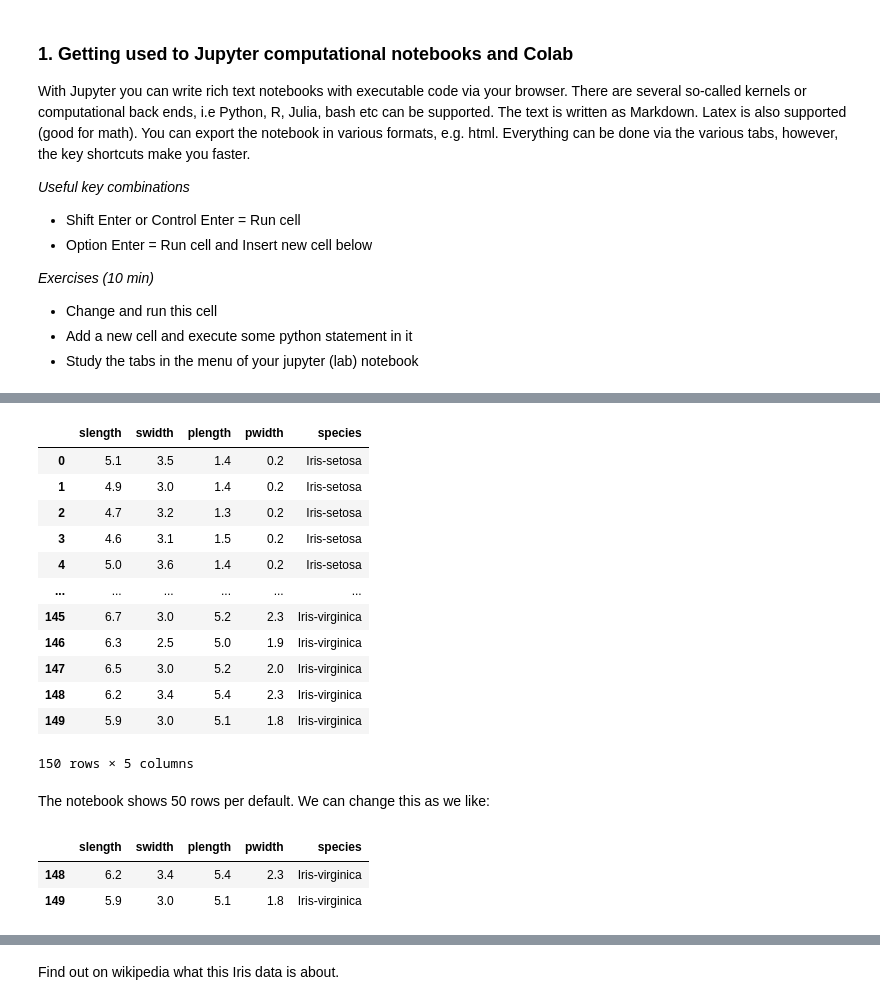
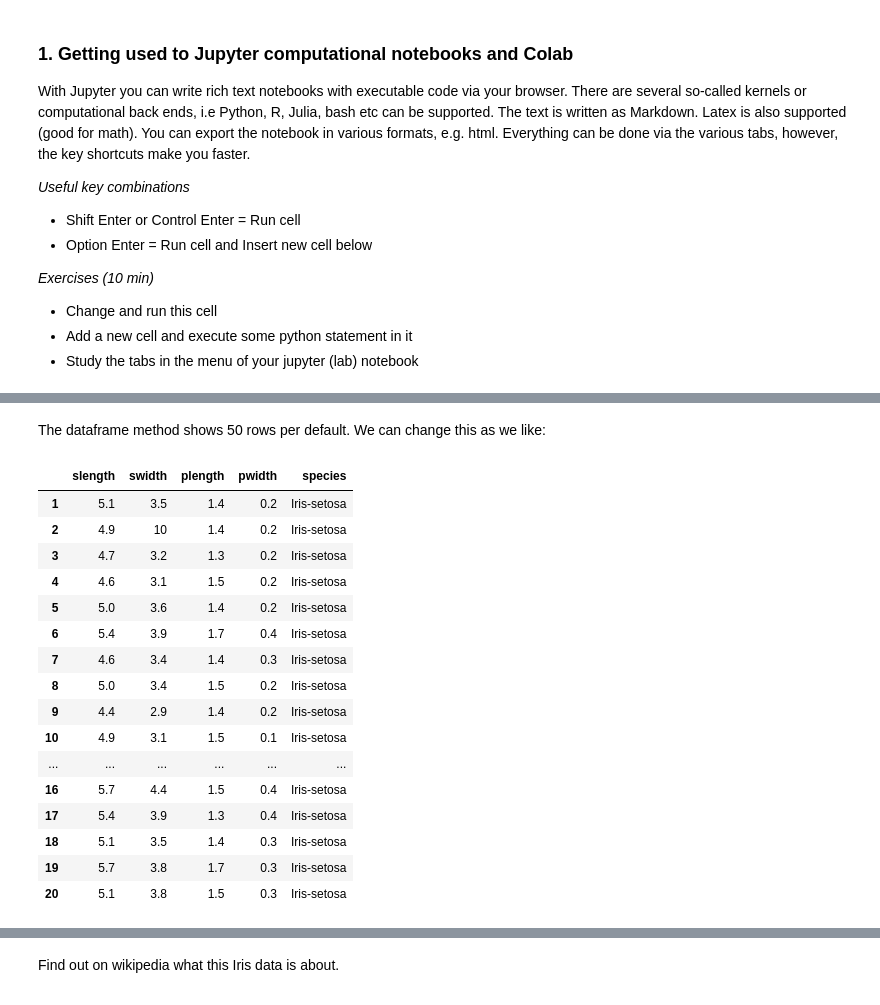
Before and after one commit to sigvehaug/CAS-Applied-Data-Science, a Jupyter notebook: Module-1/M1-D1-DM.ipynb, the cells around one changed output, grey strips where cells are left out. Saved outputs shown, nothing was run; the diff lists cells and outputs as text; code cells hidden in the pictures.

```diff
--- a/Module-1/M1-D1-DM.ipynb
+++ b/Module-1/M1-D1-DM.ipynb
@@ -89,22 +107,9 @@ import pandas
 # import the python module pandas with the abbreviation pd
 import pandas as pd
 # Read the data in the iris.csv file into a dataframe
-dataframe = pd.read_csv('iris.csv',dtype='str',names=['slength','swidth','plength','pwidth','species']) # data type is a string (str), i.e. not converted into numbers
+# If you work on colab, you need the data file on colab of course
+dataframe = pd.read_csv('Iris.csv',dtype='str',header=0,names=['slength','swidth','plength','pwidth','species']) # data type is a string (str), i.e. not converted into numbers
 dataframe # print data
-# %% [output]
-|  | slength | swidth | plength | pwidth | species |
-| 0 | 5.1 | 3.5 | 1.4 | 0.2 | Iris-setosa |
-| 1 | 4.9 | 3.0 | 1.4 | 0.2 | Iris-setosa |
-| 2 | 4.7 | 3.2 | 1.3 | 0.2 | Iris-setosa |
-| 3 | 4.6 | 3.1 | 1.5 | 0.2 | Iris-setosa |
-| 4 | 5.0 | 3.6 | 1.4 | 0.2 | Iris-setosa |
-| ... | ... | ... | ... | ... | ... |
-| 145 | 6.7 | 3.0 | 5.2 | 2.3 | Iris-virginica |
-| 146 | 6.3 | 2.5 | 5.0 | 1.9 | Iris-virginica |
-| 147 | 6.5 | 3.0 | 5.2 | 2.0 | Iris-virginica |
-| 148 | 6.2 | 3.4 | 5.4 | 2.3 | Iris-virginica |
-| 149 | 5.9 | 3.0 | 5.1 | 1.8 | Iris-virginica |
-150 rows × 5 columns
 # %% [markdown]
-The notebook shows 50 rows per default. We can change this as we like:
+The dataframe method shows 50 rows per default. We can change this as we like:
 # %%
@@ -112,8 +117,22 @@ pd.set_option('display.max_rows', 100) # or whatever number you like or None
-# %%
-dataframe[148:151]
-# %% [output]
-|  | slength | swidth | plength | pwidth | species |
-| 148 | 6.2 | 3.4 | 5.4 | 2.3 | Iris-virginica |
-| 149 | 5.9 | 3.0 | 5.1 | 1.8 | Iris-virginica |
+# %%
+dataframe[0:20]
+# %% [output]
+|  | slength | swidth | plength | pwidth | species |
+| 1 | 5.1 | 3.5 | 1.4 | 0.2 | Iris-setosa |
+| 2 | 4.9 | 10 | 1.4 | 0.2 | Iris-setosa |
+| 3 | 4.7 | 3.2 | 1.3 | 0.2 | Iris-setosa |
+| 4 | 4.6 | 3.1 | 1.5 | 0.2 | Iris-setosa |
+| 5 | 5.0 | 3.6 | 1.4 | 0.2 | Iris-setosa |
+| 6 | 5.4 | 3.9 | 1.7 | 0.4 | Iris-setosa |
+| 7 | 4.6 | 3.4 | 1.4 | 0.3 | Iris-setosa |
+| 8 | 5.0 | 3.4 | 1.5 | 0.2 | Iris-setosa |
+| 9 | 4.4 | 2.9 | 1.4 | 0.2 | Iris-setosa |
+| 10 | 4.9 | 3.1 | 1.5 | 0.1 | Iris-setosa |
+| ... | ... | ... | ... | ... | ... |
+| 16 | 5.7 | 4.4 | 1.5 | 0.4 | Iris-setosa |
+| 17 | 5.4 | 3.9 | 1.3 | 0.4 | Iris-setosa |
+| 18 | 5.1 | 3.5 | 1.4 | 0.3 | Iris-setosa |
+| 19 | 5.7 | 3.8 | 1.7 | 0.3 | Iris-setosa |
+| 20 | 5.1 | 3.8 | 1.5 | 0.3 | Iris-setosa |
 # %%
 dataframe.info()
```
Also changed, not shown: parts of 29 cells of this notebook.
